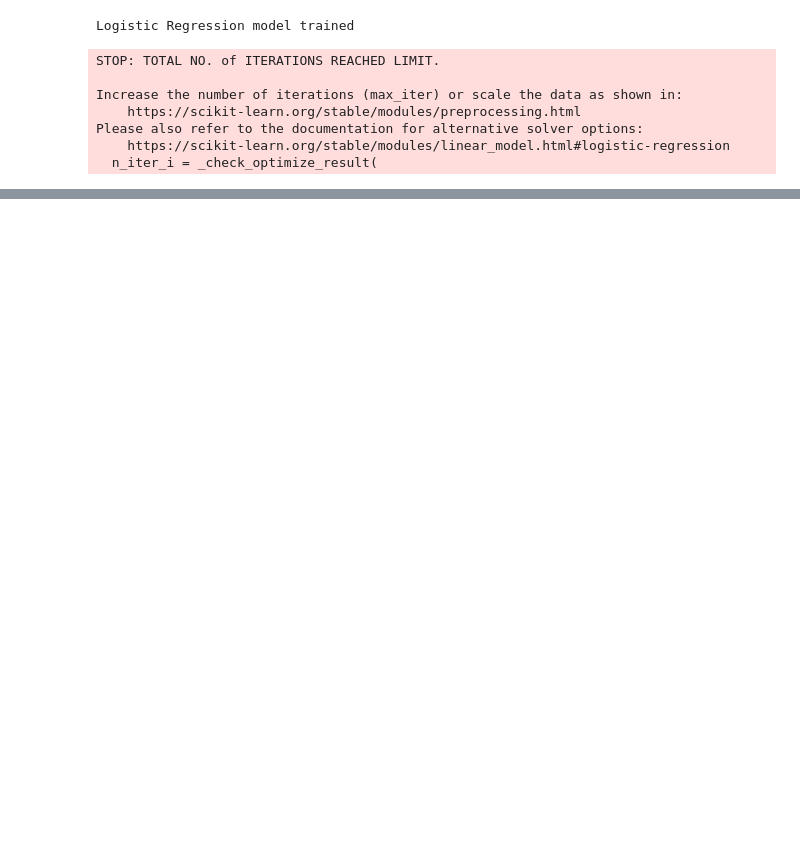
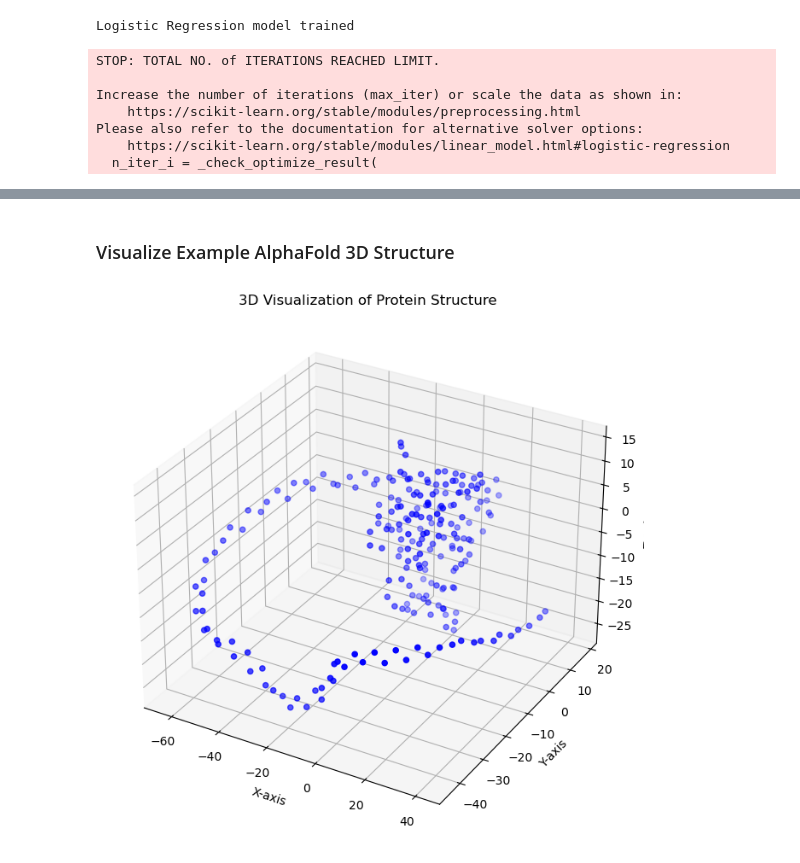
Before and after one commit to beyzoskaya/proteinAllergenClassification, a Jupyter notebook: read_data.ipynb, the cells around one changed output, grey strips where cells are left out. Saved outputs shown, nothing was run; the diff lists cells and outputs as text; code cells hidden in the pictures; blank space fills up the shorter version.

Commit message:
example graph for example seq

```diff
--- a/read_data.ipynb
+++ b/read_data.ipynb
@@ -377,7 +390,7 @@ train_embeddings = np.load("Dataset/protbert_train_embeddings.npy")
 test_embeddings = np.load("Dataset/protbert_test_embeddings.npy")
 
 train_df = pd.read_csv("Dataset/protbert_train_embeddings.csv")
-test_df = pd.read_csv("Dataset/protbert_train_embeddings.csv")  # Adjust if needed
+test_df = pd.read_csv("Dataset/protbert_test_embeddings.csv")  # Adjust if needed
 
 train_labels = train_df["Label"].values
 test_labels = test_df["Label"].values
@@ -446,0 +552,34 @@ weighted avg       0.81      0.79      0.79      5680
+# %% [markdown]
+### Visualize Example AlphaFold 3D Structure ###
+# %%
+from Bio.PDB import PDBParser
+import matplotlib.pyplot as plt
+from mpl_toolkits.mplot3d import Axes3D
+import numpy as np
+
+def visualize_pdb(file_path):
+    parser = PDBParser()
+    structure = parser.get_structure("protein", file_path)
+
+    coords = []
+    for model in structure:
+        for chain in model:
+            for residue in chain:
+                if 'CA' in residue:
+                    coords.append(residue['CA'].get_coord())
+
+    coords = np.array(coords)
+
+    fig = plt.figure(figsize=(10, 8))
+    ax = fig.add_subplot(111, projection='3d')
+    ax.scatter(coords[:, 0], coords[:, 1], coords[:, 2], c='b', marker='o')
+    ax.set_title("3D Visualization of Protein Structure")
+    ax.set_xlabel("X-axis")
+    ax.set_ylabel("Y-axis")
+    ax.set_zlabel("Z-axis")
+    plt.show()
+# %%
+pdb_file_path = "AlphaFold/test_8c970/test_8c970_unrelaxed_rank_001_alphafold2_ptm_model_1_seed_000.pdb"
+visualize_pdb(pdb_file_path)
+# %% [output]
+[figure, added]
```
Also changed, not shown: parts of 20 cells of this notebook, 11 other files.
